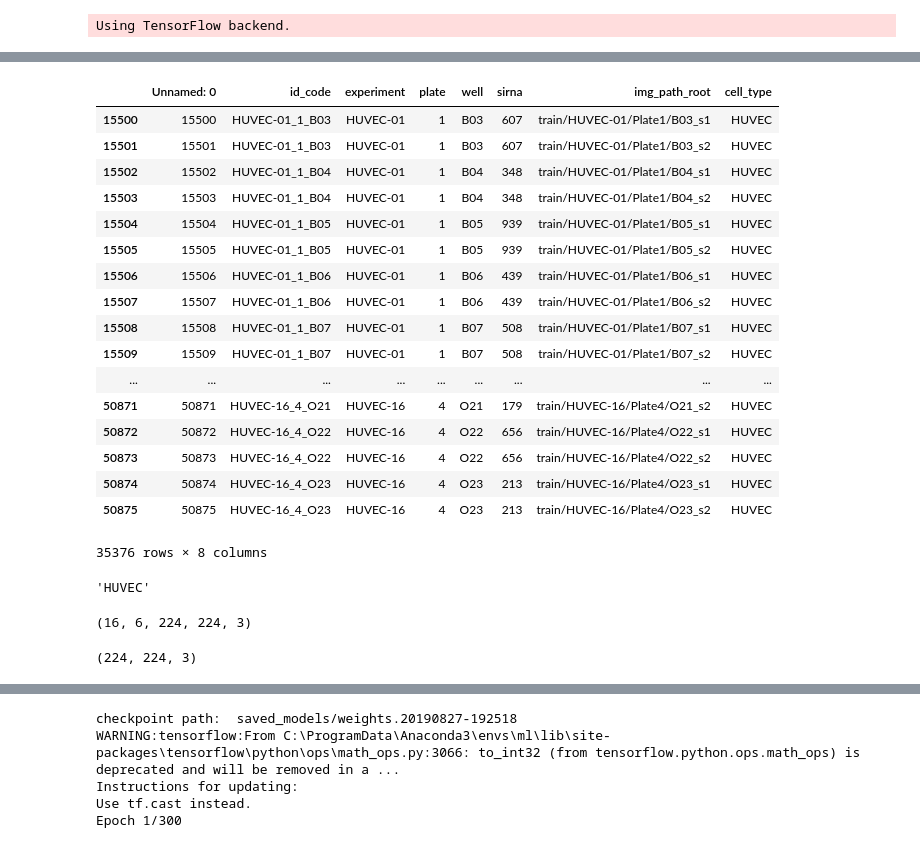
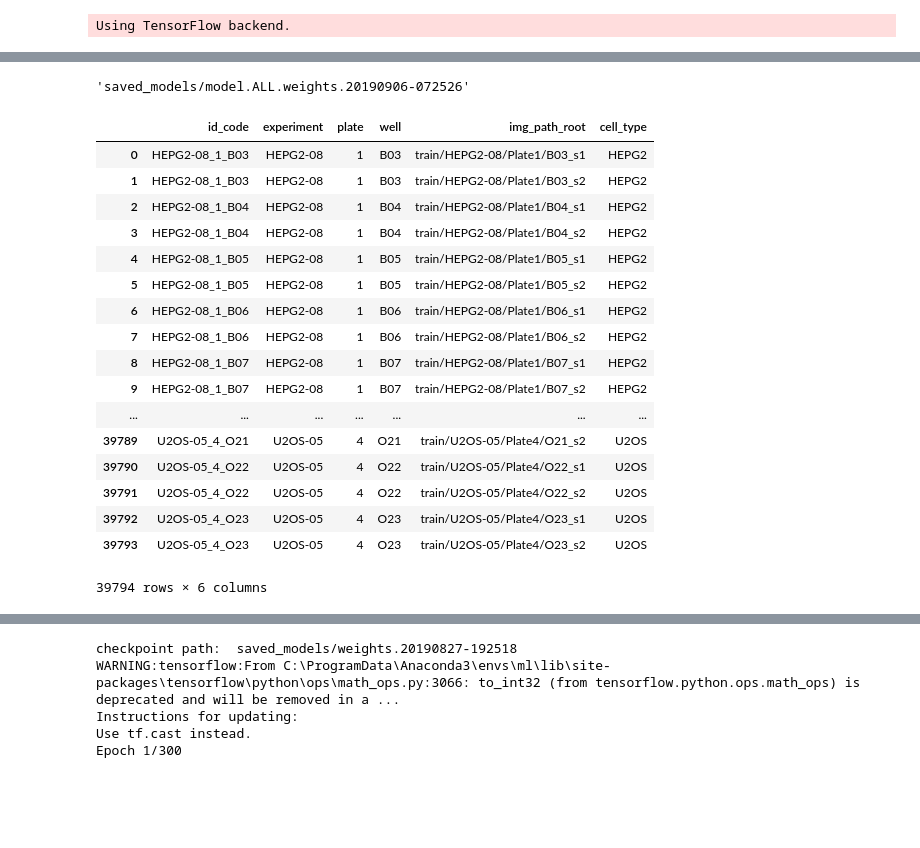
Before and after one commit to rbudnar/Capstone-project, a Jupyter notebook: Capstone v2.ipynb, the cells around one changed output, grey strips where cells are left out. Drawn from its saved outputs; the diff is of its cells as text; code cells hidden in the pictures; blank space fills up the shorter version.

```diff
--- a/Capstone v2.ipynb
+++ b/Capstone v2.ipynb
@@ -135,0 +120,6 @@ class CellType(enum.Enum):
+# %%
+# df = generate_dataframe_from_csv_horizontal("test.csv", root_name_only=True)
+df = pd.read_csv("test_root.csv")
+# df
+x = df[df["cell_type"] == "HUVEC"]["img_path_root"]
+x
@@ -136,28 +139,34 @@ class CellType(enum.Enum):
 # %%
-import pandas as pd
-df = pd.read_csv("train_root.csv", dtype={'sirna': object})
-df[df['cell_type'] == test.value]
+# df["cell_type"] = df["id_code"].apply(lambda r: r[:r.find("-")])
+# import pandas as pd
+# df = pd.read_csv("test.csv")
+# df = pd.read_csv("train_root.csv", dtype={'sirna': object})
+# df[df['cell_type'] == test.value]
-# %% [output]
-|  | Unnamed: 0 | id_code | experiment | plate | well | sirna | img_path_root | cell_type |
-| 15500 | 15500 | HUVEC-01_1_B03 | HUVEC-01 | 1 | B03 | 607 | train/HUVEC-01/Plate1/B03_s1 | HUVEC |
-| 15501 | 15501 | HUVEC-01_1_B03 | HUVEC-01 | 1 | B03 | 607 | train/HUVEC-01/Plate1/B03_s2 | HUVEC |
-| 15502 | 15502 | HUVEC-01_1_B04 | HUVEC-01 | 1 | B04 | 348 | train/HUVEC-01/Plate1/B04_s1 | HUVEC |
-| 15503 | 15503 | HUVEC-01_1_B04 | HUVEC-01 | 1 | B04 | 348 | train/HUVEC-01/Plate1/B04_s2 | HUVEC |
-| 15504 | 15504 | HUVEC-01_1_B05 | HUVEC-01 | 1 | B05 | 939 | train/HUVEC-01/Plate1/B05_s1 | HUVEC |
-| 15505 | 15505 | HUVEC-01_1_B05 | HUVEC-01 | 1 | B05 | 939 | train/HUVEC-01/Plate1/B05_s2 | HUVEC |
-| 15506 | 15506 | HUVEC-01_1_B06 | HUVEC-01 | 1 | B06 | 439 | train/HUVEC-01/Plate1/B06_s1 | HUVEC |
-| 15507 | 15507 | HUVEC-01_1_B06 | HUVEC-01 | 1 | B06 | 439 | train/HUVEC-01/Plate1/B06_s2 | HUVEC |
-| 15508 | 15508 | HUVEC-01_1_B07 | HUVEC-01 | 1 | B07 | 508 | train/HUVEC-01/Plate1/B07_s1 | HUVEC |
-| 15509 | 15509 | HUVEC-01_1_B07 | HUVEC-01 | 1 | B07 | 508 | train/HUVEC-01/Plate1/B07_s2 | HUVEC |
-| ... | ... | ... | ... | ... | ... | ... | ... | ... |
-| 50871 | 50871 | HUVEC-16_4_O21 | HUVEC-16 | 4 | O21 | 179 | train/HUVEC-16/Plate4/O21_s2 | HUVEC |
-| 50872 | 50872 | HUVEC-16_4_O22 | HUVEC-16 | 4 | O22 | 656 | train/HUVEC-16/Plate4/O22_s1 | HUVEC |
-| 50873 | 50873 | HUVEC-16_4_O22 | HUVEC-16 | 4 | O22 | 656 | train/HUVEC-16/Plate4/O22_s2 | HUVEC |
-| 50874 | 50874 | HUVEC-16_4_O23 | HUVEC-16 | 4 | O23 | 213 | train/HUVEC-16/Plate4/O23_s1 | HUVEC |
-| 50875 | 50875 | HUVEC-16_4_O23 | HUVEC-16 | 4 | O23 | 213 | train/HUVEC-16/Plate4/O23_s2 | HUVEC |
-35376 rows × 8 columns
-# %%
-test = CellType.HUVEC
-test.value
-# %% [output]
-'HUVEC'
+# %%
+time_stamp = datetime.now().strftime("%Y%m%d-%H%M%S")
+cell_type = "ALL"
+checkpoint_path = f"saved_models/model.{cell_type}.weights.{time_stamp}"
+checkpoint_path
+# %% [output]
+'saved_models/model.ALL.weights.20190906-072526'
+# %%
+df
+# %% [output]
+|  | id_code | experiment | plate | well | img_path_root | cell_type |
+| 0 | HEPG2-08_1_B03 | HEPG2-08 | 1 | B03 | train/HEPG2-08/Plate1/B03_s1 | HEPG2 |
+| 1 | HEPG2-08_1_B03 | HEPG2-08 | 1 | B03 | train/HEPG2-08/Plate1/B03_s2 | HEPG2 |
+| 2 | HEPG2-08_1_B04 | HEPG2-08 | 1 | B04 | train/HEPG2-08/Plate1/B04_s1 | HEPG2 |
+| 3 | HEPG2-08_1_B04 | HEPG2-08 | 1 | B04 | train/HEPG2-08/Plate1/B04_s2 | HEPG2 |
+| 4 | HEPG2-08_1_B05 | HEPG2-08 | 1 | B05 | train/HEPG2-08/Plate1/B05_s1 | HEPG2 |
+| 5 | HEPG2-08_1_B05 | HEPG2-08 | 1 | B05 | train/HEPG2-08/Plate1/B05_s2 | HEPG2 |
+| 6 | HEPG2-08_1_B06 | HEPG2-08 | 1 | B06 | train/HEPG2-08/Plate1/B06_s1 | HEPG2 |
+| 7 | HEPG2-08_1_B06 | HEPG2-08 | 1 | B06 | train/HEPG2-08/Plate1/B06_s2 | HEPG2 |
+| 8 | HEPG2-08_1_B07 | HEPG2-08 | 1 | B07 | train/HEPG2-08/Plate1/B07_s1 | HEPG2 |
+| 9 | HEPG2-08_1_B07 | HEPG2-08 | 1 | B07 | train/HEPG2-08/Plate1/B07_s2 | HEPG2 |
+| ... | ... | ... | ... | ... | ... | ... |
+| 39789 | U2OS-05_4_O21 | U2OS-05 | 4 | O21 | train/U2OS-05/Plate4/O21_s2 | U2OS |
+| 39790 | U2OS-05_4_O22 | U2OS-05 | 4 | O22 | train/U2OS-05/Plate4/O22_s1 | U2OS |
+| 39791 | U2OS-05_4_O22 | U2OS-05 | 4 | O22 | train/U2OS-05/Plate4/O22_s2 | U2OS |
+| 39792 | U2OS-05_4_O23 | U2OS-05 | 4 | O23 | train/U2OS-05/Plate4/O23_s1 | U2OS |
+| 39793 | U2OS-05_4_O23 | U2OS-05 | 4 | O23 | train/U2OS-05/Plate4/O23_s2 | U2OS |
+39794 rows × 6 columns
@@ -164,13 +175,3 @@ test.value
 # %%
 MEANS = np.array([6.74696984, 14.74640167, 10.51260864, 10.45369445,  5.49959796, 9.81545561])
 STDS = np.array([7.95876312, 12.17305868, 5.86172946, 7.83451711, 4.701167, 5.43130431])
-# %%
-np.shape(bi)
-# %% [output]
-(16, 6, 224, 224, 3)
-# %%
-img1 = np.array(bi[0][0])
-print(img1.shape)
-imgdone = (img1 - MEANS[0]) / STDS[0]
-# %% [output]
-(224, 224, 3)
```
Also changed, not shown: parts of 17 cells of this notebook, 9 other files.
